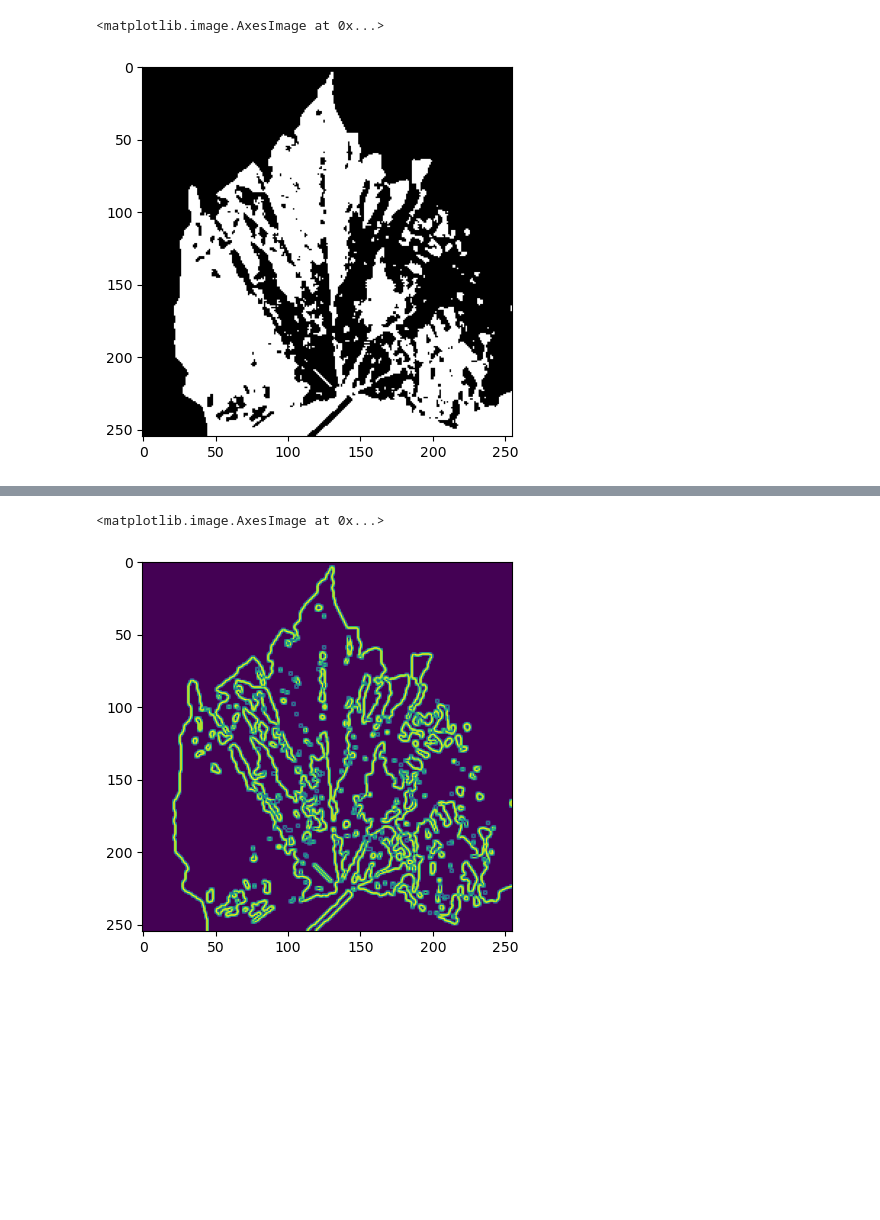
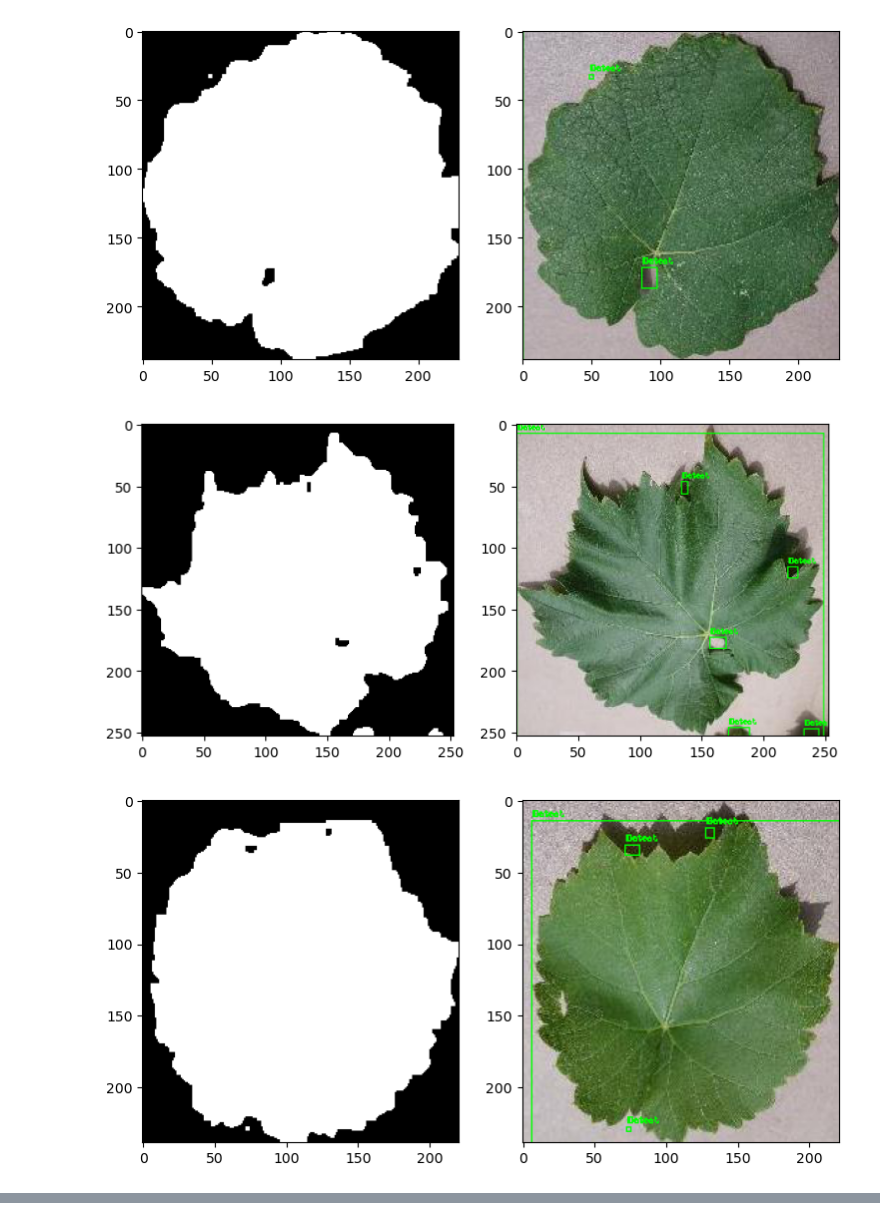
Before and after one commit to taesaksit/project, a Jupyter notebook: Watershed.ipynb, the cells around one changed output, grey strips where cells are left out. Cells and saved outputs as stored; diff of their text form; code cells hidden in the pictures; blank space fills up the shorter version.

```diff
--- a/Watershed.ipynb
+++ b/Watershed.ipynb
@@ -3,7 +3,7 @@ import numpy as np
 import matplotlib.pyplot as plt
 import glob
 import cv2
-path = '/Users/tae/Desktop/Project/image/3Grape_Esca_(Black_Measles)/*'
+path = '/Users/tae/Desktop/Project/image/1Grape_healthy/*'
 
 
 from skimage import io, color, filters, morphology, segmentation , transform
@@ -23,7 +23,7 @@ from skimage import io, color, filters, morphology, segmentation , transform
 # plt.imshow(labels)
 # %%
 # Cut background
-img_rgb = io.imread(glob.glob(path)[0])
+img_rgb = io.imread(glob.glob(path)[20])
 
 mask = np.zeros(img_rgb.shape[:2],np.uint8)
 bgModel = np.zeros((1,65) , np.float64)
@@ -43,19 +59,54 @@ plt.imshow(img_cut )
 # %%
-# Convert Gray
-gray = cv2.cvtColor(img_cut, cv2.COLOR_BGR2GRAY)
 
 
-#Threshold Processing
-
-ret, bin_img = cv2.threshold(gray,
-                             0, 255,
-                             cv2.THRESH_OTSU)
+for i in range(10):
+    img_rgb = io.imread(glob.glob(path)[i])
+    img_hsv = cv2.cvtColor(img_rgb, cv2.COLOR_RGB2HSV)
+    lower_green = np.array([25, 20, 20])
+    upper_green = np.array([150, 255, 255])
 
 
-#remove noise
+    #Create mask
+    mask_green = cv2.inRange(img_hsv, lower_green, upper_green)
 
-bin_img = filters.median(bin_img , footprint=np.ones((3,3)))
-plt.imshow(bin_img , cmap='gray')
+
+
+    #invert
+    mask_not_green = cv2.bitwise_not(mask_green)
+
+    #merge
+    final = cv2.bitwise_and(img_rgb,img_rgb ,  mask=mask_not_green)
+
+
+
+    #Gray scale
+    img_gray = cv2.cvtColor(final , cv2.COLOR_BGR2GRAY)
+    ret, bin_img = cv2.threshold(mask_not_green,0, 255, cv2.THRESH_BINARY_INV + cv2.THRESH_OTSU)
+
+
+    # Apply morphological operations to remove noise
+    kernel = np.ones((3, 3), np.uint8)
+    opening = cv2.morphologyEx(bin_img, cv2.MORPH_OPEN, kernel, iterations=1)
+    closing = cv2.morphologyEx(opening, cv2.MORPH_CLOSE, kernel, iterations=1)
+
+
+    #contour
+    contours, hierarchy = cv2.findContours(closing, cv2.RETR_TREE, cv2.CHAIN_APPROX_SIMPLE)
+    img_copy = img_rgb.copy()
+
+
+    for contour in contours:
+        x, y, w, h = cv2.boundingRect(contour)
+        cv2.rectangle(img_copy, (x, y), (x + w, y + h), (0, 255, 0), 1)
+        cv2.putText(img_copy, f'Detect' ,(x, y-3), cv2.FONT_HERSHEY_COMPLEX_SMALL, 0.3, (0, 255, 0), 1)
+
+
+    plt.figure(figsize=(9,20))
+    plt.subplot(121)
+    plt.imshow(closing , cmap='gray')
+    plt.subplot(122)
+    plt.imshow(img_copy, cmap='gray')
 # %% [output]
-<matplotlib.image.AxesImage at 0x...>
-[figure, old version]
+[figure, new version]
+[figure, added]
+[figure, added]
@@ -62,7 +119,0 @@ plt.imshow(bin_img , cmap='gray')
-# %%
-#filter sobel
-sobel = filters.sobel(bin_img)
-plt.imshow(sobel)
-# %% [output]
-<matplotlib.image.AxesImage at 0x...>
-[figure, removed]
```
Also changed, not shown: parts of 4 cells of this notebook.
